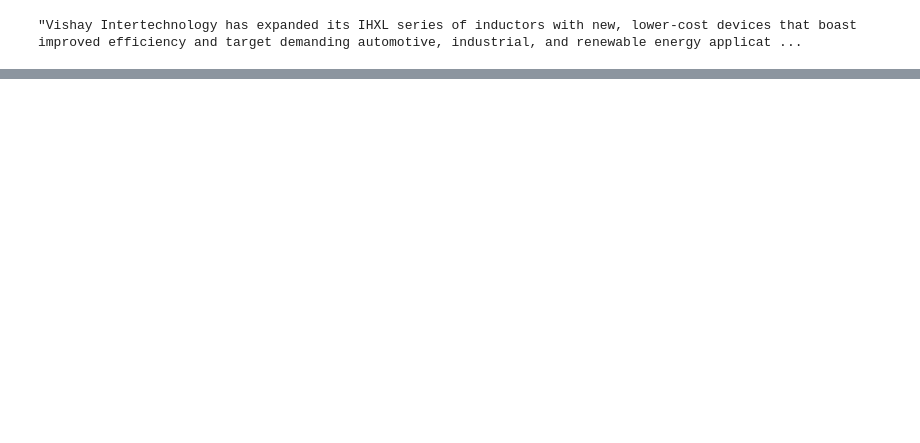
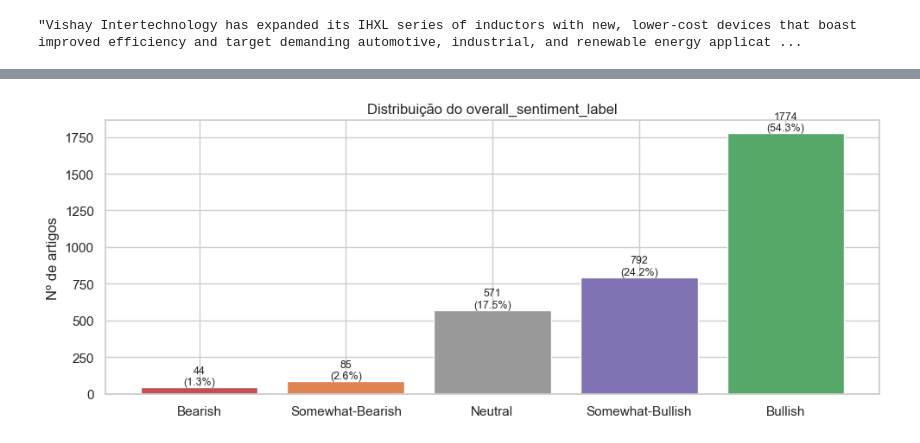
Before and after one commit to thiago2608santana/data-collection, a Jupyter notebook: exploration_alpha_vantage.ipynb, the cells around one changed output, grey strips where cells are left out. Saved outputs shown, nothing was run; the diff lists cells and outputs as text; code cells hidden in the pictures; blank space fills up the shorter version.

```diff
--- a/exploration_alpha_vantage.ipynb
+++ b/exploration_alpha_vantage.ipynb
@@ -49,0 +177,17 @@ df.select('summary').collect()[403][0]
+# %%
+# --- Contagem e proporção por label ---
+order_labels = ['Bearish', 'Somewhat-Bearish', 'Neutral', 'Somewhat-Bullish', 'Bullish']
+pdf_label = df.groupBy('overall_sentiment_label').count().toPandas()
+pdf_label['pct'] = pdf_label['count'] / pdf_label['count'].sum() * 100
+pdf_label = pdf_label.set_index('overall_sentiment_label').reindex(order_labels).fillna(0).reset_index()
+
+fig, ax = plt.subplots(figsize=(10, 4))
+colors = ['#C44E52', '#DD8452', '#999999', '#8172B3', '#55A868']
+ax.bar(pdf_label['overall_sentiment_label'], pdf_label['count'], color=colors)
+ax.set_title('Distribuição do overall_sentiment_label')
+ax.set_ylabel('Nº de artigos')
+for i, (c, p) in enumerate(zip(pdf_label['count'], pdf_label['pct'])):
+    ax.text(i, c + len(pdf_label)*0.005, f'{int(c)}\n({p:.1f}%)', ha='center', va='bottom', fontsize=9)
+plt.tight_layout(); plt.show()
+# %% [output]
+[figure, added]
```
Also changed, not shown: parts of 32 cells of this notebook, 4 other files.
